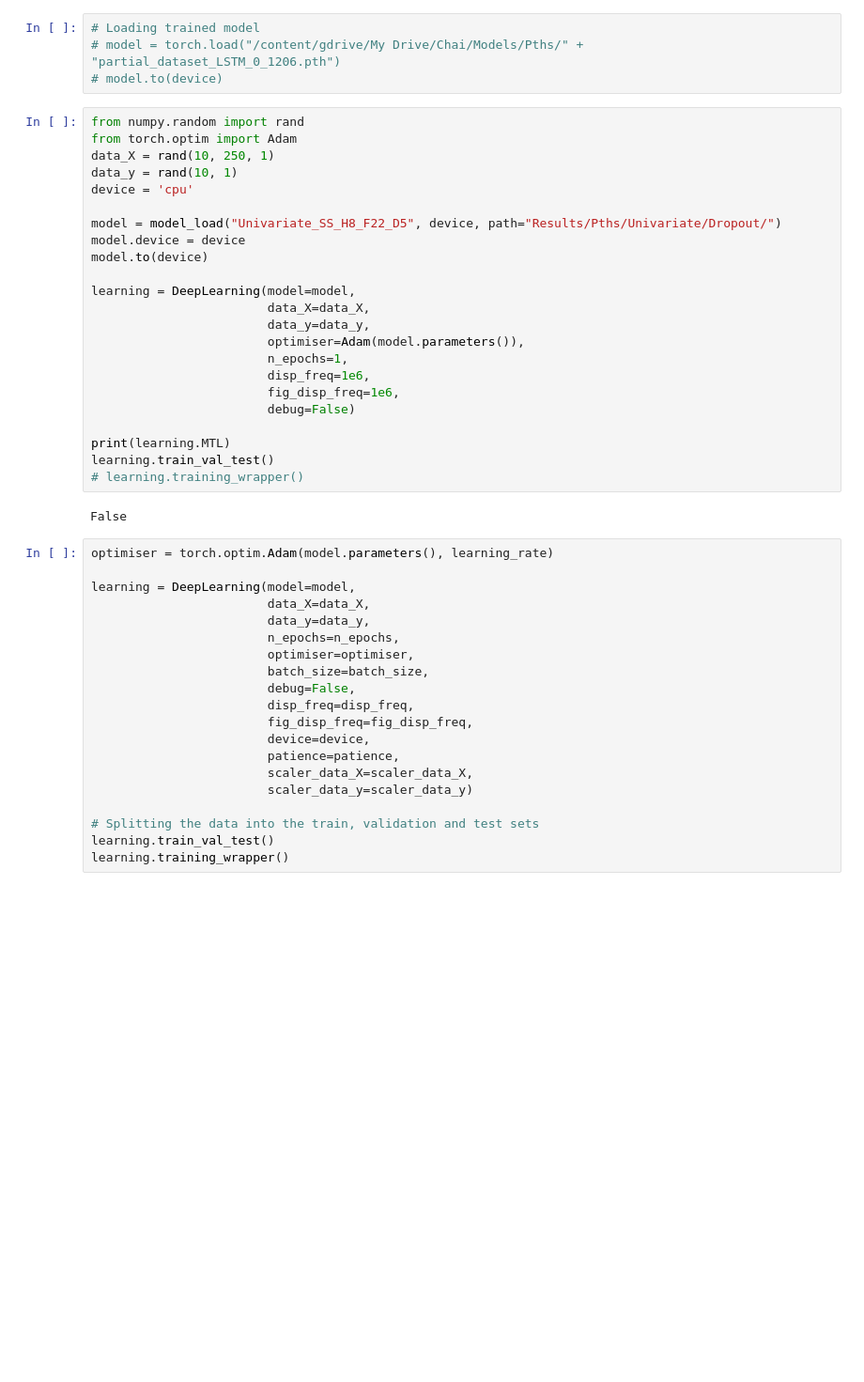
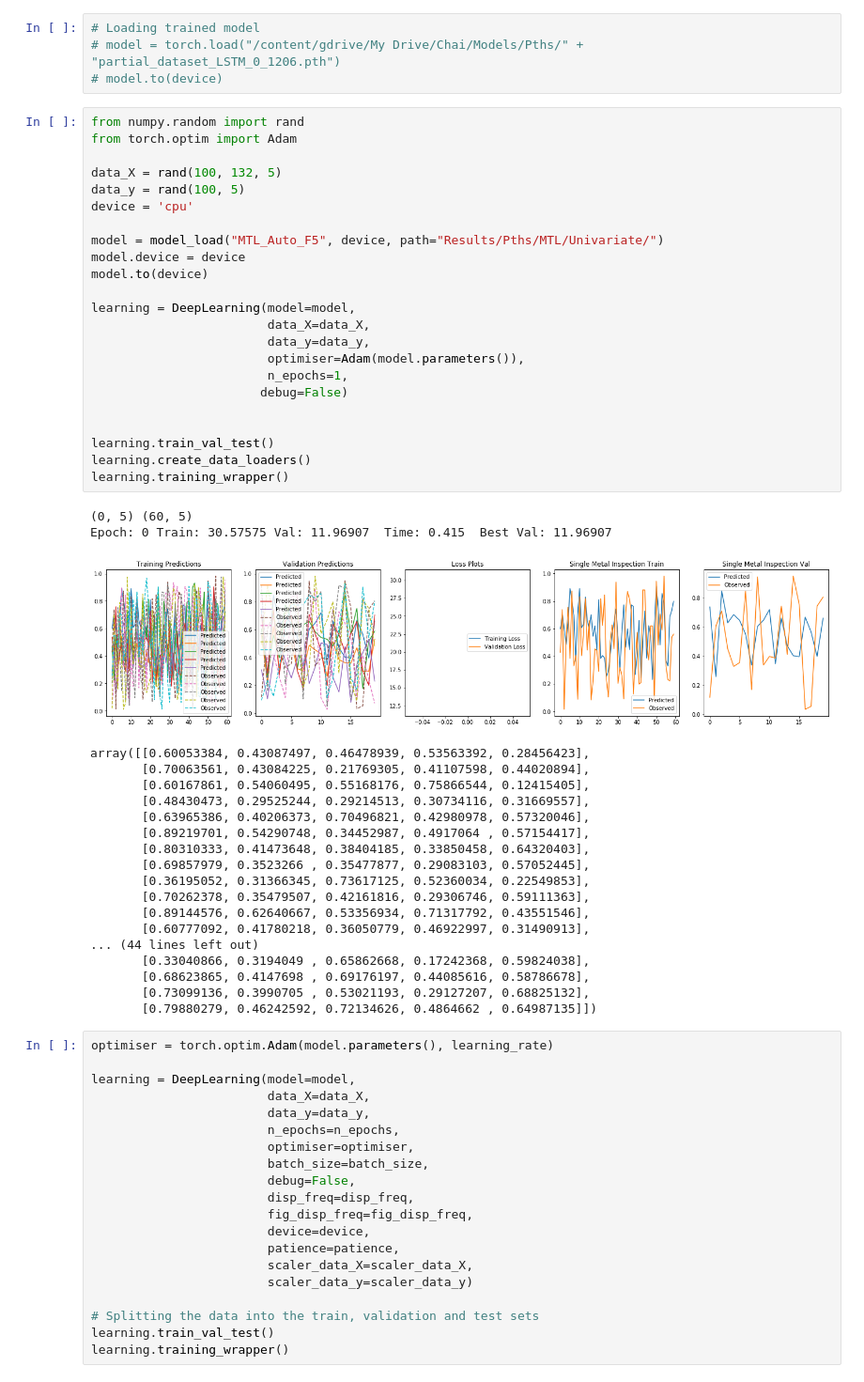
Before and after one commit to msc-acse/acse-9-independent-research-project-OliverJBoom, a Jupyter notebook: Forecaster/LSTM.ipynb, the cells around one changed output. Shown at 94% size. Cells and saved outputs as stored; diff of their text form; blank space fills up the shorter version.

```diff
--- a/Forecaster/LSTM.ipynb
+++ b/Forecaster/LSTM.ipynb
@@ -233,28 +233,47 @@ data_y (3216, 1)
 # %%
 from numpy.random import rand
 from torch.optim import Adam
-data_X = rand(10, 250, 1)
-data_y = rand(10, 1)
+
+data_X = rand(100, 132, 5)
+data_y = rand(100, 5)
 device = 'cpu'
 
-model = model_load("Univariate_SS_H8_F22_D5", device, path="Results/Pths/Univariate/Dropout/")
+model = model_load("MTL_Auto_F5", device, path="Results/Pths/MTL/Univariate/")
 model.device = device
 model.to(device)
 
 learning = DeepLearning(model=model,
                         data_X=data_X,
                         data_y=data_y,
                         optimiser=Adam(model.parameters()),
                         n_epochs=1,
-                        disp_freq=1e6,
-                        fig_disp_freq=1e6,
-                        debug=False)
+                       debug=False)
 
-print(learning.MTL)
+
 learning.train_val_test()
-# learning.training_wrapper()
+learning.create_data_loaders()
+learning.training_wrapper()
 # %% [output]
-False
+(0, 5) (60, 5)
+Epoch: 0 Train: 30.57575 Val: 11.96907  Time: 0.415  Best Val: 11.96907
+[figure, added]
+array([[0.60053384, 0.43087497, 0.46478939, 0.53563392, 0.28456423],
+       [0.70063561, 0.43084225, 0.21769305, 0.41107598, 0.44020894],
+       [0.60167861, 0.54060495, 0.55168176, 0.75866544, 0.12415405],
+       [0.48430473, 0.29525244, 0.29214513, 0.30734116, 0.31669557],
+       [0.63965386, 0.40206373, 0.70496821, 0.42980978, 0.57320046],
+       [0.89219701, 0.54290748, 0.34452987, 0.4917064 , 0.57154417],
+       [0.80310333, 0.41473648, 0.38404185, 0.33850458, 0.64320403],
+       [0.69857979, 0.3523266 , 0.35477877, 0.29083103, 0.57052445],
+       [0.36195052, 0.31366345, 0.73617125, 0.52360034, 0.22549853],
+       [0.70262378, 0.35479507, 0.42161816, 0.29306746, 0.59111363],
+       [0.89144576, 0.62640667, 0.53356934, 0.71317792, 0.43551546],
+       [0.60777092, 0.41780218, 0.36050779, 0.46922997, 0.31490913],
+... (44 lines left out)
+       [0.33040866, 0.3194049 , 0.65862668, 0.17242368, 0.59824038],
+       [0.68623865, 0.4147698 , 0.69176197, 0.44085616, 0.58786678],
+       [0.73099136, 0.3990705 , 0.53021193, 0.29127207, 0.68825132],
+       [0.79880279, 0.46242592, 0.72134626, 0.4864662 , 0.64987135]])
 # %%
 optimiser = torch.optim.Adam(model.parameters(), learning_rate)
 
```
Also changed, not shown: parts of 1 cell of this notebook, 26 other files.
